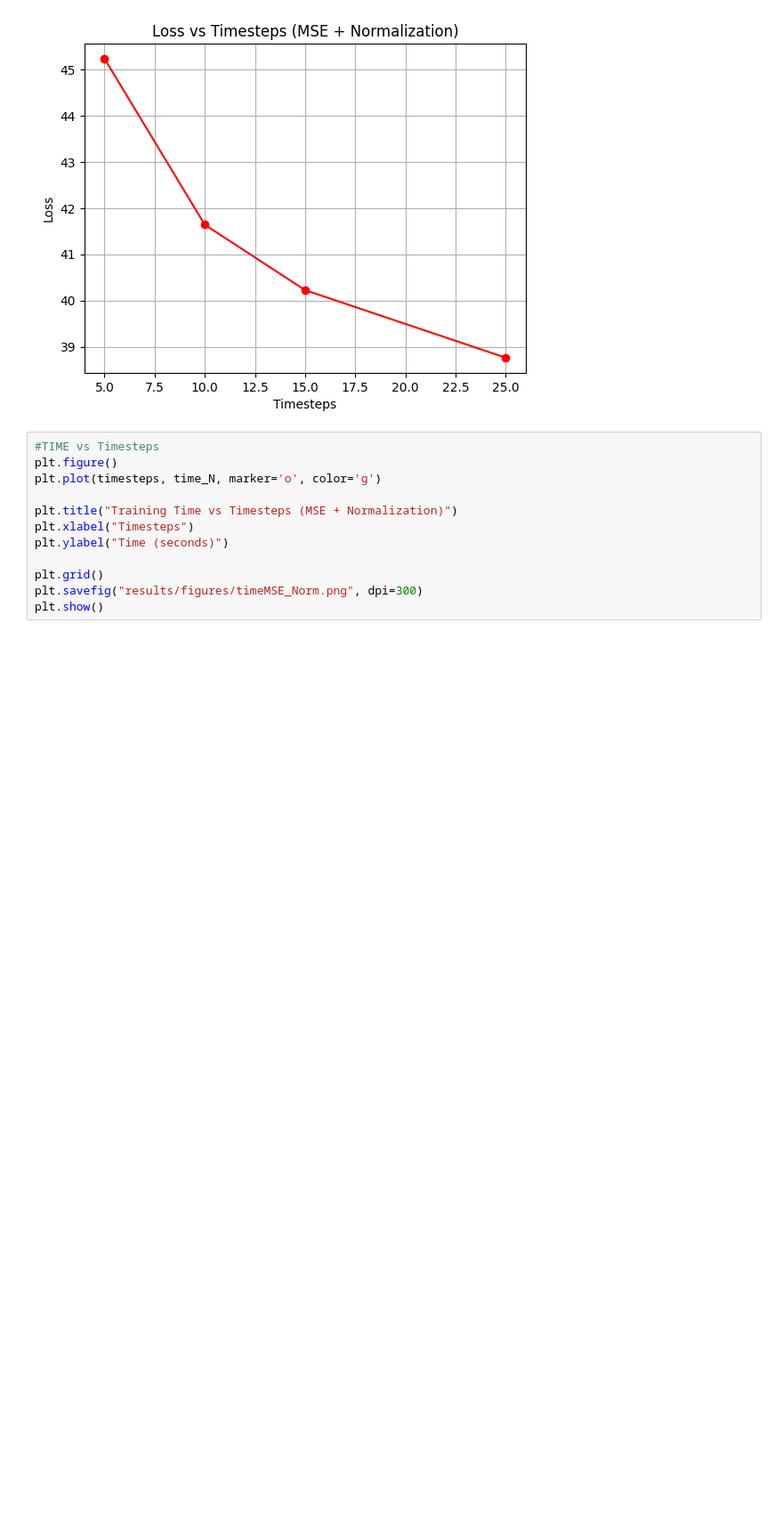
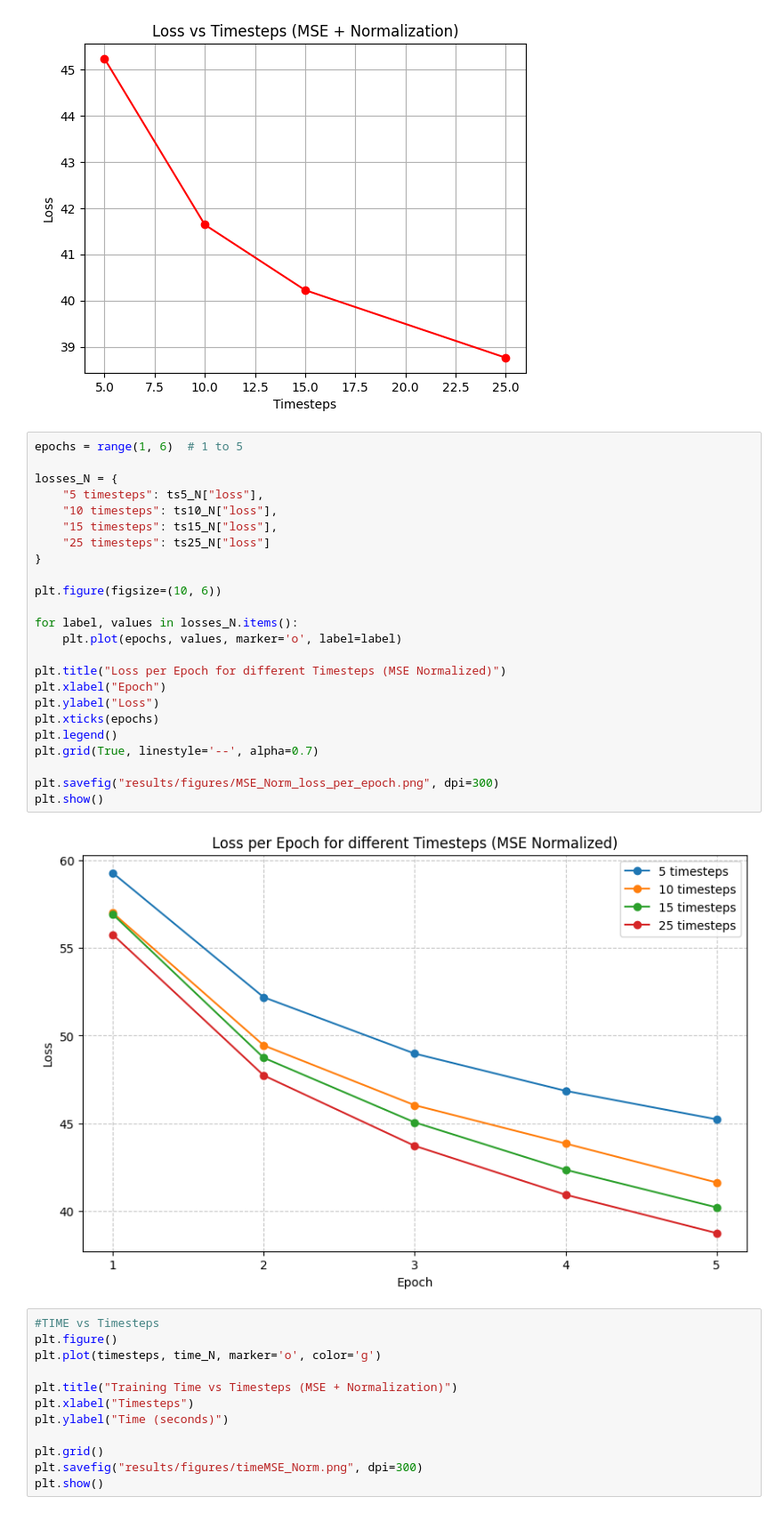
Before and after one commit to julenlegido/SpikingNeuralNetworks, a Jupyter notebook: notebooks/cifar_analysis.ipynb, the cells around one changed output. Shown at 89% size. Saved outputs shown, nothing was run; the diff lists cells and outputs as text; blank space fills up the shorter version.

Commit message:
CIFAR analysis plots 2

```diff
--- a/notebooks/cifar_analysis.ipynb
+++ b/notebooks/cifar_analysis.ipynb
@@ -80,6 +80,32 @@ plt.savefig("results/figures/lossMSE_Norm.png", dpi=300)
 plt.show()
 # %% [output]
 [figure]
+# %%
+epochs = range(1, 6)  # 1 to 5
+
+losses_N = {
+    "5 timesteps": ts5_N["loss"],
+    "10 timesteps": ts10_N["loss"],
+    "15 timesteps": ts15_N["loss"],
+    "25 timesteps": ts25_N["loss"]
+}
+
+plt.figure(figsize=(10, 6))
+
+for label, values in losses_N.items():
+    plt.plot(epochs, values, marker='o', label=label)
+
+plt.title("Loss per Epoch for different Timesteps (MSE Normalized)")
+plt.xlabel("Epoch")
+plt.ylabel("Loss")
+plt.xticks(epochs)
+plt.legend()
+plt.grid(True, linestyle='--', alpha=0.7)
+
+plt.savefig("results/figures/MSE_Norm_loss_per_epoch.png", dpi=300)
+plt.show()
+# %% [output]
+[figure, added]
 # %%
 #TIME vs Timesteps
 plt.figure()
```
Also changed, not shown: parts of 6 cells of this notebook, 5 other files.
